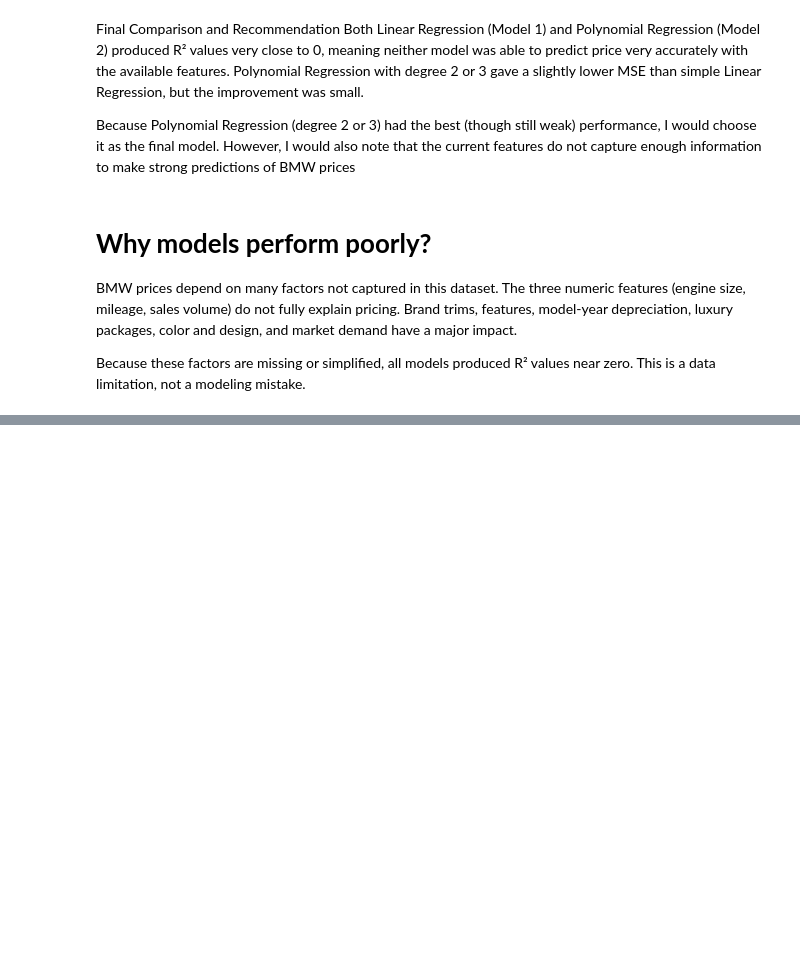
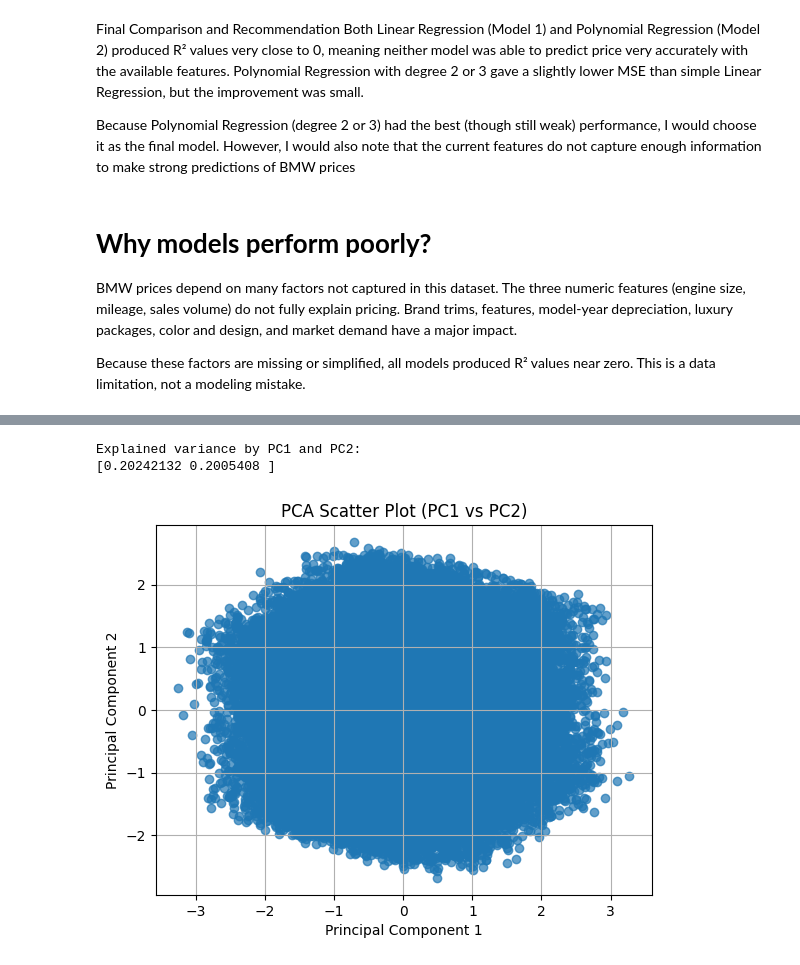
Before and after one commit to eliameti/BMW-Worldwide-Sales-Records-2010-2024-, a Jupyter notebook: BMW_Worldwide_Sales_Records_2010_2024.ipynb, the cells around one changed output, grey strips where cells are left out. Cells and saved outputs as stored; diff of their text form; code cells hidden in the pictures; blank space fills up the shorter version.

```diff
--- a/BMW_Worldwide_Sales_Records_2010_2024.ipynb
+++ b/BMW_Worldwide_Sales_Records_2010_2024.ipynb
@@ -540,0 +621,19 @@ This is a data limitation, not a modeling mistake.
+# %%
+pca_2 = PCA(n_components=2)
+X_pca_2 = pca_2.fit_transform(X_scaled)
+
+print("Explained variance by PC1 and PC2:")
+print(pca_2.explained_variance_ratio_)
+# %% [output]
+Explained variance by PC1 and PC2:
+[0.20242132 0.2005408 ]
+# %%
+plt.figure()
+plt.scatter(X_pca_2[:, 0], X_pca_2[:, 1], alpha=0.7)
+plt.title("PCA Scatter Plot (PC1 vs PC2)")
+plt.xlabel("Principal Component 1")
+plt.ylabel("Principal Component 2")
+plt.grid(True)
+plt.show()
+# %% [output]
+[figure, added]
```
Also changed, not shown: parts of 25 cells of this notebook.
